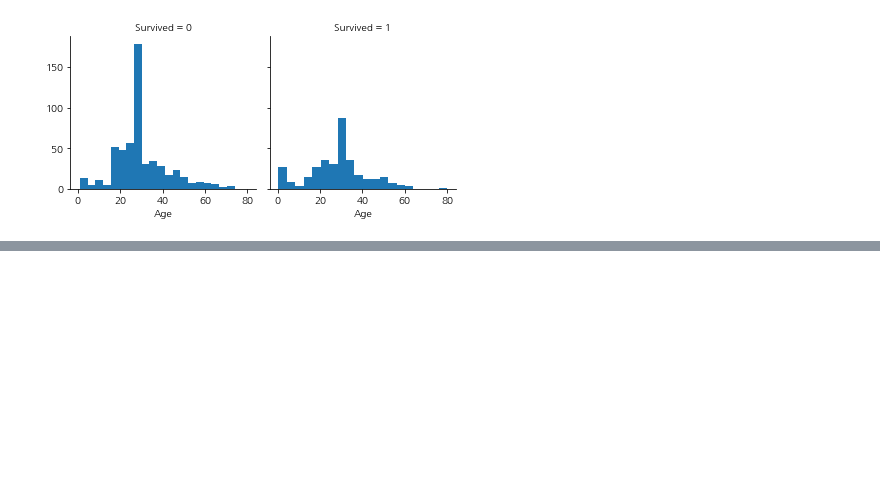
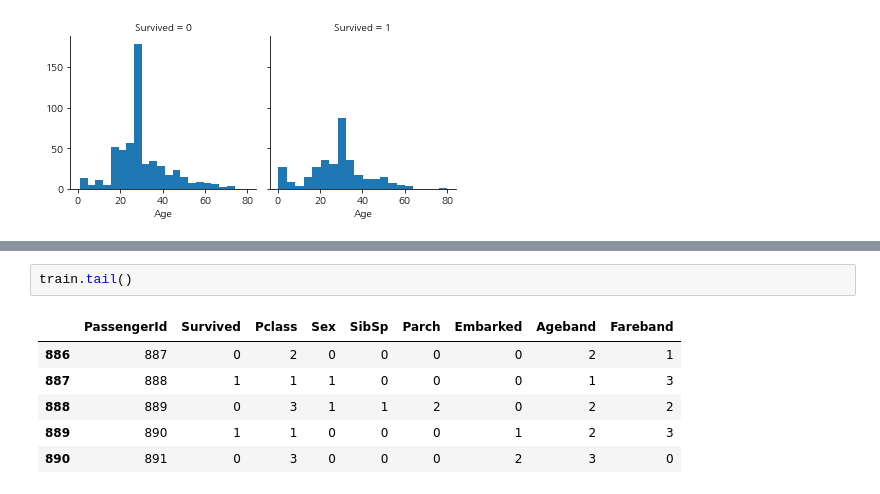
Before and after one commit to youngjo89/titanic, a Jupyter notebook: titanic.ipynb, the cells around one changed output, grey strips where cells are left out. Drawn from its saved outputs; the diff is of its cells as text; blank space fills up the shorter version.

```diff
--- a/titanic.ipynb
+++ b/titanic.ipynb
@@ -220,0 +322,9 @@ plt.show()
+# %%
+train.tail()
+# %% [output]
+|  | PassengerId | Survived | Pclass | Sex | SibSp | Parch | Embarked | Ageband | Fareband |
+| 886 | 887 | 0 | 2 | 0 | 0 | 0 | 0 | 2 | 1 |
+| 887 | 888 | 1 | 1 | 1 | 0 | 0 | 0 | 1 | 3 |
+| 888 | 889 | 0 | 3 | 1 | 1 | 2 | 0 | 2 | 2 |
+| 889 | 890 | 1 | 1 | 0 | 0 | 0 | 1 | 2 | 3 |
+| 890 | 891 | 0 | 3 | 0 | 0 | 0 | 2 | 3 | 0 |
```
Also changed, not shown: parts of 43 cells of this notebook, 1 other file.
